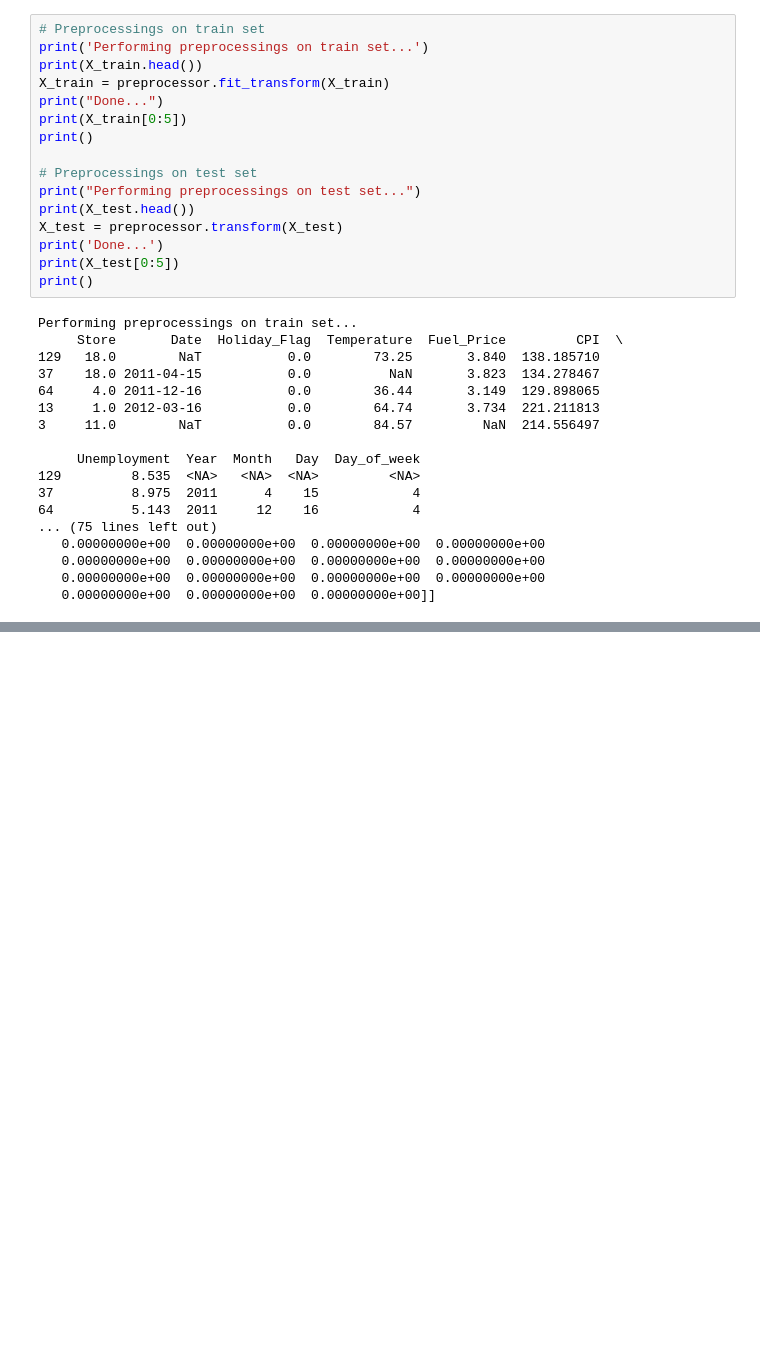
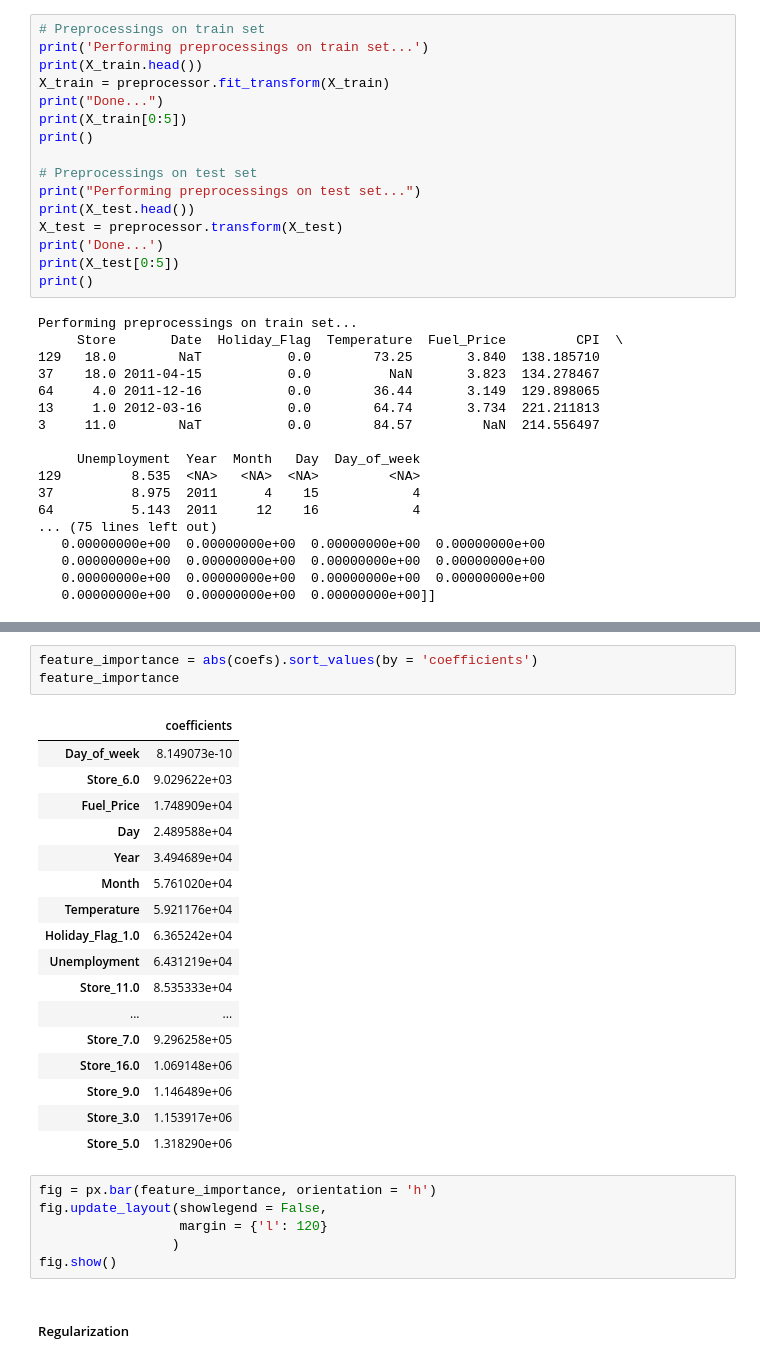
Before and after one commit to dourmiah/Walmart, a Jupyter notebook: Projet_Walmart.ipynb, the cells around one changed output, grey strips where cells are left out. Cells and saved outputs as stored; diff of their text form; blank space fills up the shorter version.

Commit message:
Add Regularization

```diff
--- a/Projet_Walmart.ipynb
+++ b/Projet_Walmart.ipynb
@@ -349,0 +528,29 @@ R² score on test set :  0.9293617573996498
+# %%
+feature_importance = abs(coefs).sort_values(by = 'coefficients')
+feature_importance
+# %% [output]
+|  | coefficients |
+| Day_of_week | 8.149073e-10 |
+| Store_6.0 | 9.029622e+03 |
+| Fuel_Price | 1.748909e+04 |
+| Day | 2.489588e+04 |
+| Year | 3.494689e+04 |
+| Month | 5.761020e+04 |
+| Temperature | 5.921176e+04 |
+| Holiday_Flag_1.0 | 6.365242e+04 |
+| Unemployment | 6.431219e+04 |
+| Store_11.0 | 8.535333e+04 |
+| ... | ... |
+| Store_7.0 | 9.296258e+05 |
+| Store_16.0 | 1.069148e+06 |
+| Store_9.0 | 1.146489e+06 |
+| Store_3.0 | 1.153917e+06 |
+| Store_5.0 | 1.318290e+06 |
+# %%
+fig = px.bar(feature_importance, orientation = 'h')
+fig.update_layout(showlegend = False,
+                  margin = {'l': 120}
+                 )
+fig.show()
+# %% [markdown]
+##### Regularization
```
Also changed, not shown: parts of 46 cells of this notebook.
